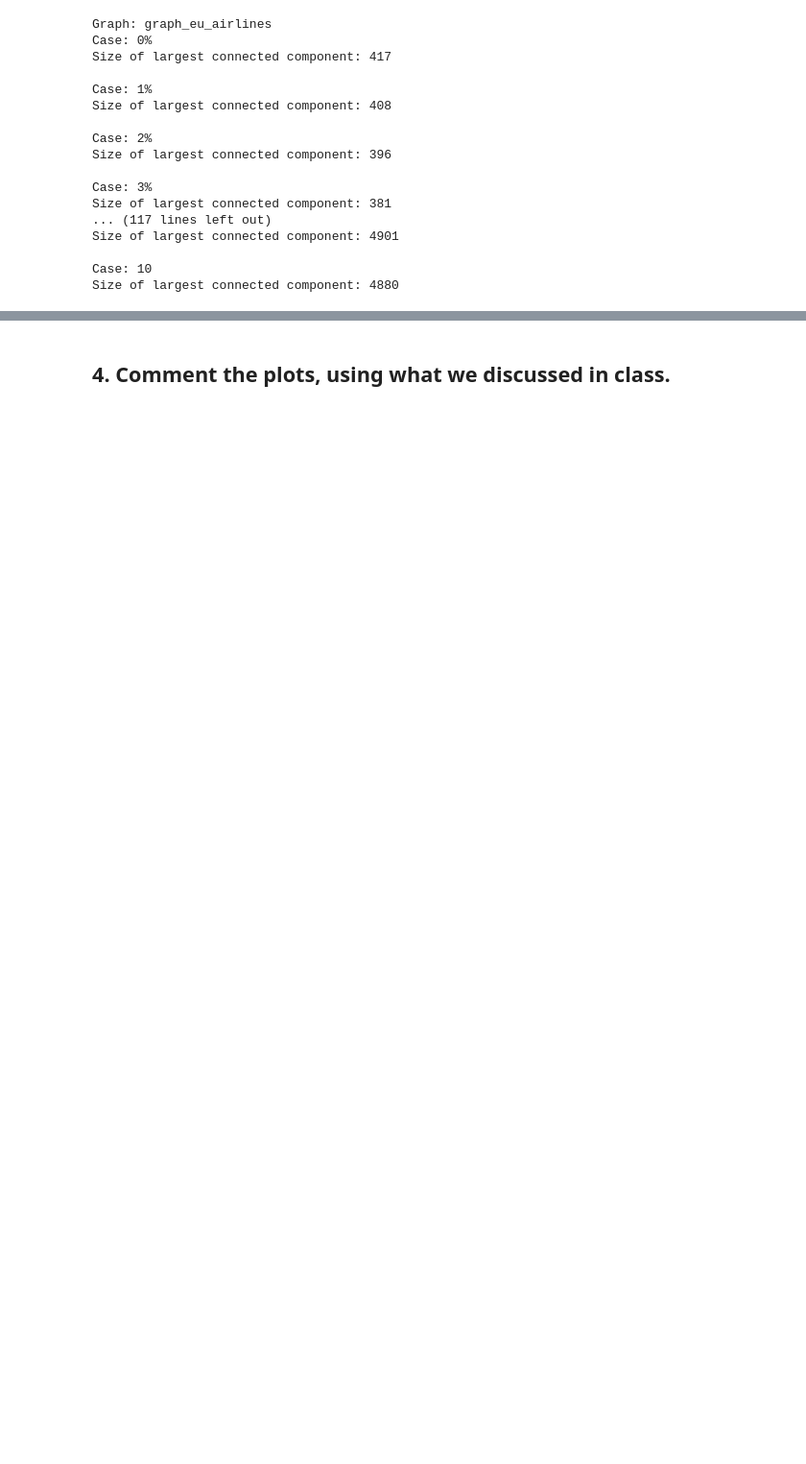
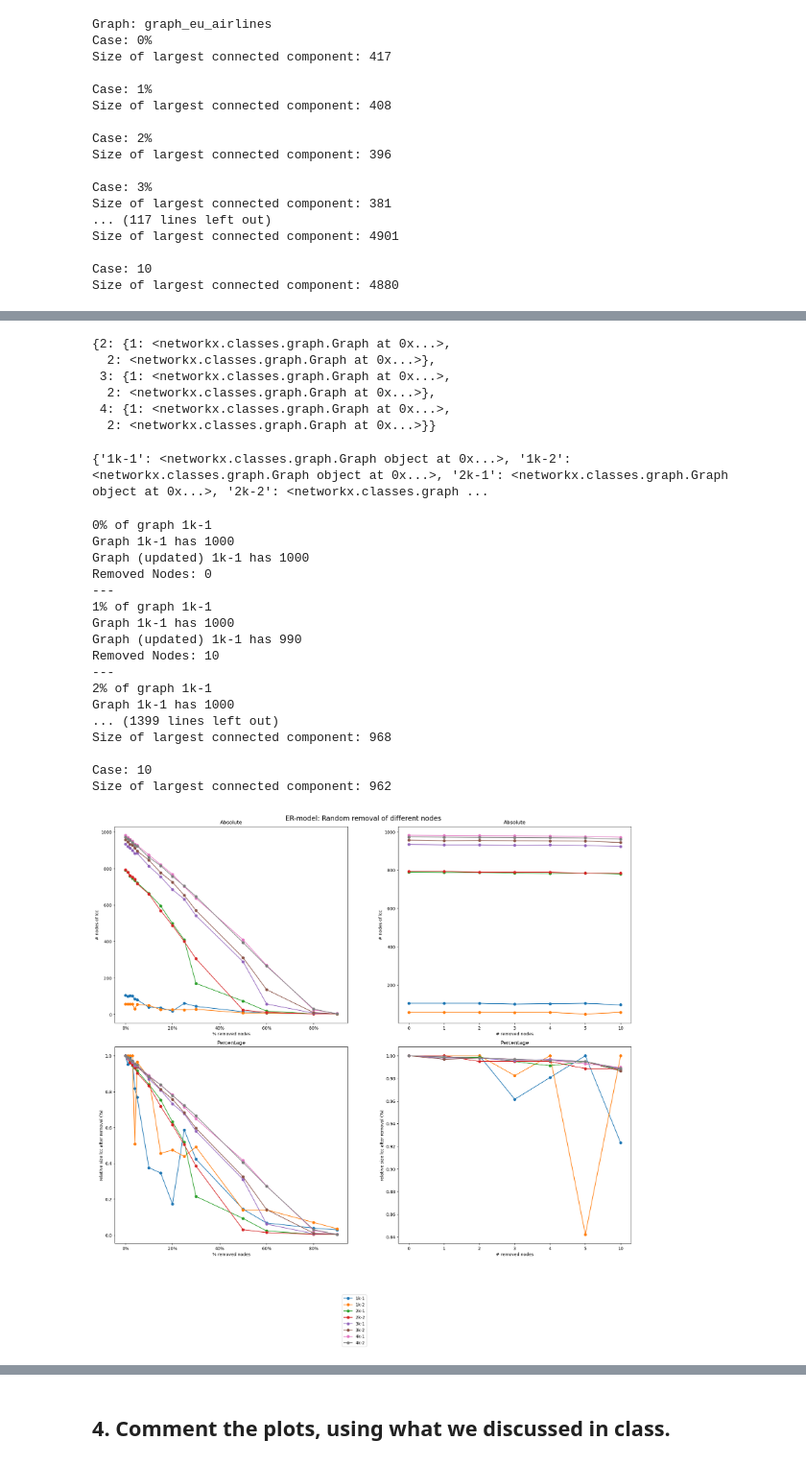
Before and after one commit to HuberNicolas/network-science-uzh, a Jupyter notebook: assignment-3/Assignment_03.ipynb, the cells around one changed output, grey strips where cells are left out. Shown at 96% size. Saved outputs shown, nothing was run; the diff lists cells and outputs as text; code cells hidden in the pictures; blank space fills up the shorter version.

```diff
--- a/assignment-3/Assignment_03.ipynb
+++ b/assignment-3/Assignment_03.ipynb
@@ -840,0 +863,37 @@ plot_removed_data(plot_data_degree, 'Degree removal of different nodes')
+# %%
+ba_graphs
+# %% [output]
+{2: {1: <networkx.classes.graph.Graph at 0x...>,
+  2: <networkx.classes.graph.Graph at 0x...>},
+ 3: {1: <networkx.classes.graph.Graph at 0x...>,
+  2: <networkx.classes.graph.Graph at 0x...>},
+ 4: {1: <networkx.classes.graph.Graph at 0x...>,
+  2: <networkx.classes.graph.Graph at 0x...>}}
+# %%
+er_graphs_samples = {f"{outer_key}k-{inner_key}": value for outer_key, inner_dict in er_graphs.items() for inner_key, value in inner_dict.items()}
+print(er_graphs_samples)
+# %% [output]
+{'1k-1': <networkx.classes.graph.Graph object at 0x...>, '1k-2': <networkx.classes.graph.Graph object at 0x...>, '2k-1': <networkx.classes.graph.Graph object at 0x...>, '2k-2': <networkx.classes.graph ...
+# %%
+random_removed_er_graphs = generate_random_removed_graphs(graphs=er_graphs_samples, percentages_to_be_removed=PERCENTAGES_TO_BE_REMOVED, top_n_to_be_removed=TOP_N_TO_BE_REMOVED)
+plot_er_data_random = generate_plot_data(random_removed_er_graphs)
+plot_removed_data(plot_er_data_random, 'ER-model: Random removal of different nodes')
+# %% [output]
+0% of graph 1k-1
+Graph 1k-1 has 1000
+Graph (updated) 1k-1 has 1000
+Removed Nodes: 0
+---
+1% of graph 1k-1
+Graph 1k-1 has 1000
+Graph (updated) 1k-1 has 990
+Removed Nodes: 10
+---
+2% of graph 1k-1
+Graph 1k-1 has 1000
+... (1399 lines left out)
+Size of largest connected component: 968
+
+Case: 10
+Size of largest connected component: 962
+[figure, added]
```
Also changed, not shown: parts of 19 cells of this notebook, 11 other files.
